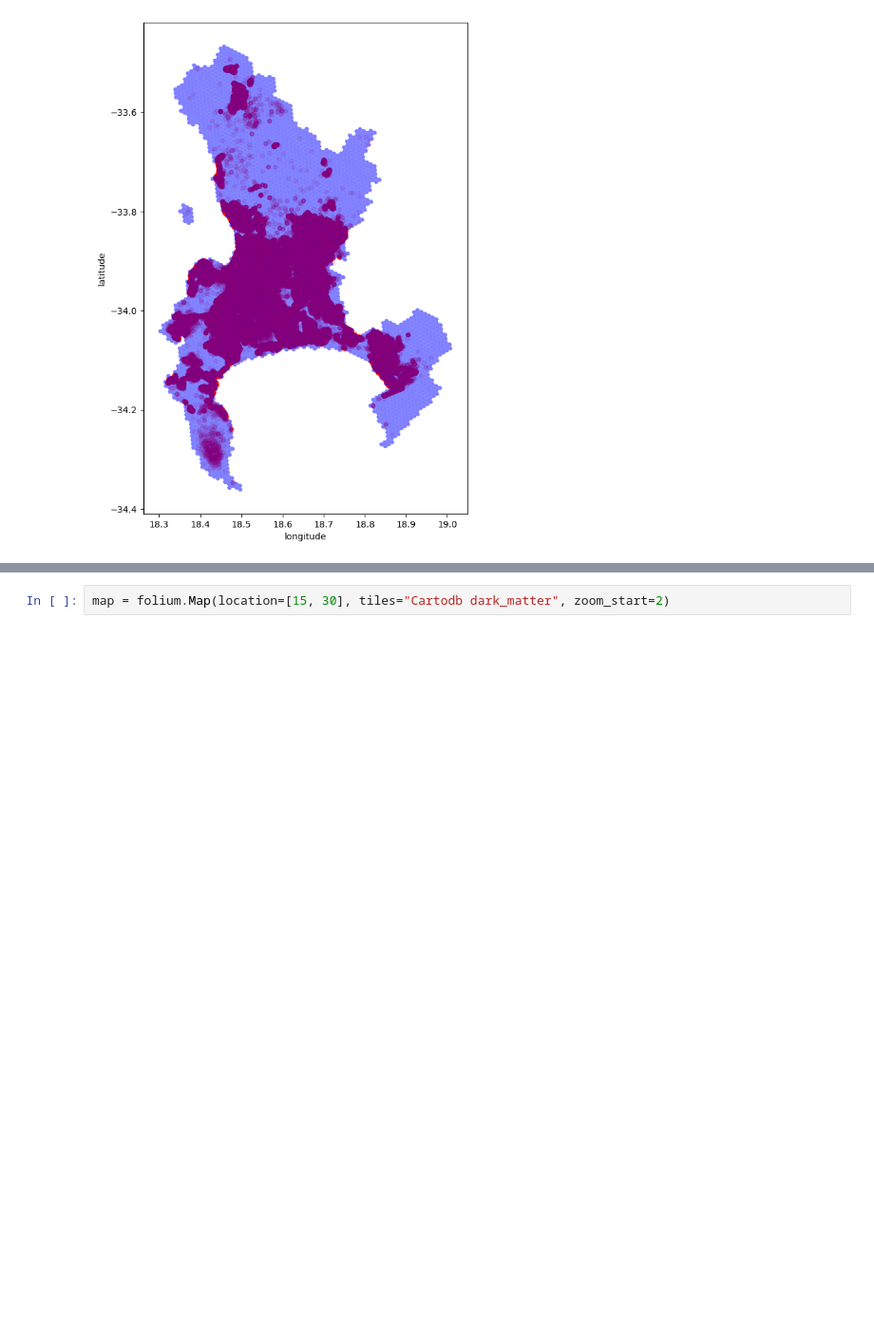
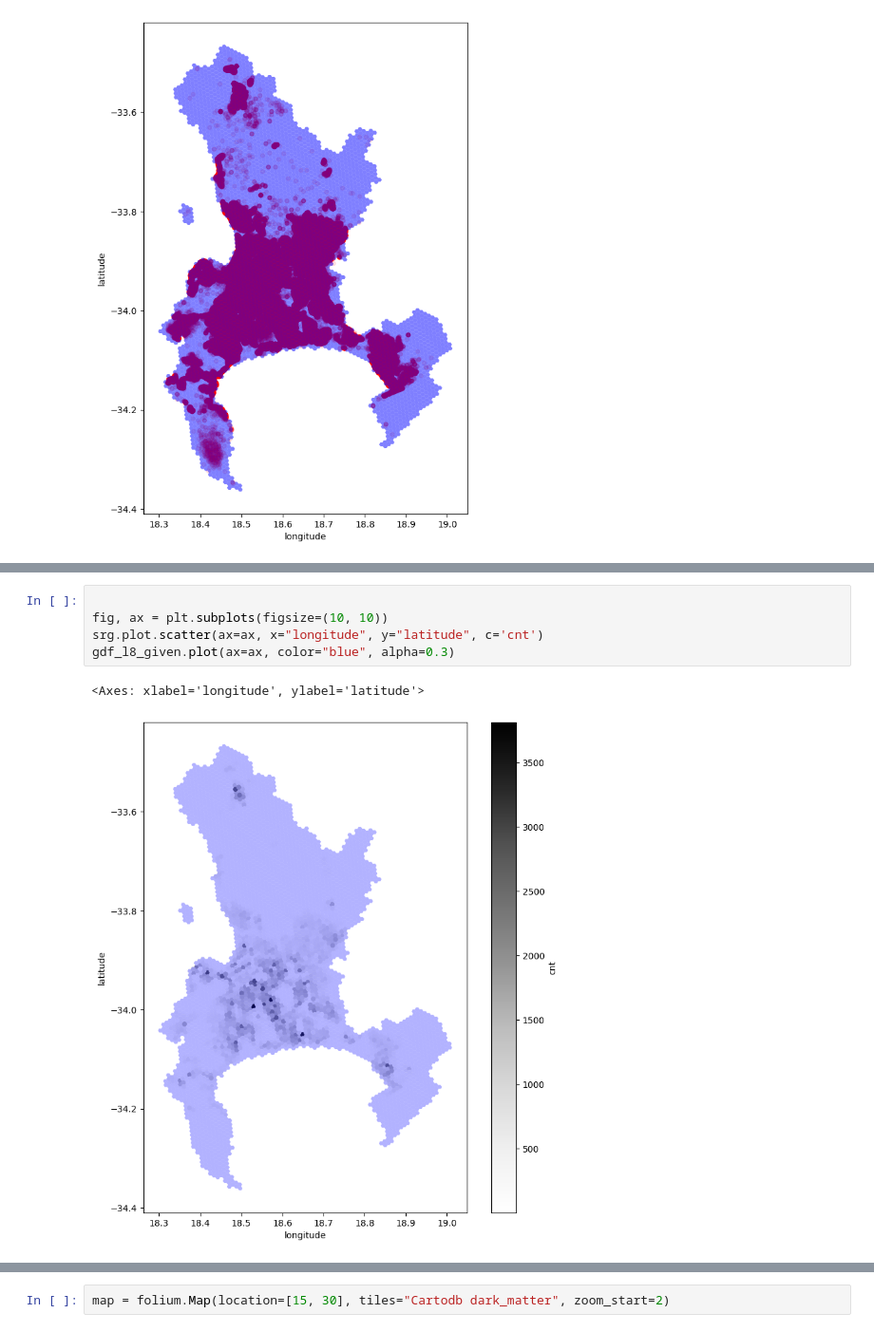
Before and after one commit to AndrewCloete/ds_code_challenge, a Jupyter notebook: Untitled.ipynb, the cells around one changed output, grey strips where cells are left out. Shown at 95% size. Cells and saved outputs as stored; diff of their text form; blank space fills up the shorter version.

```diff
--- a/Untitled.ipynb
+++ b/Untitled.ipynb
@@ -46,0 +73,8 @@ sr["h3_index"] = sr.apply(lambda x: h3.geo_to_h3(x["latitude"], x["longitude"],
+# %%
+
+fig, ax = plt.subplots(figsize=(10, 10))
+srg.plot.scatter(ax=ax, x="longitude", y="latitude", c='cnt')
+gdf_l8_given.plot(ax=ax, color="blue", alpha=0.3)
+# %% [output]
+<Axes: xlabel='longitude', ylabel='latitude'>
+[figure, added]
```
Also changed, not shown: parts of 7 cells of this notebook.
